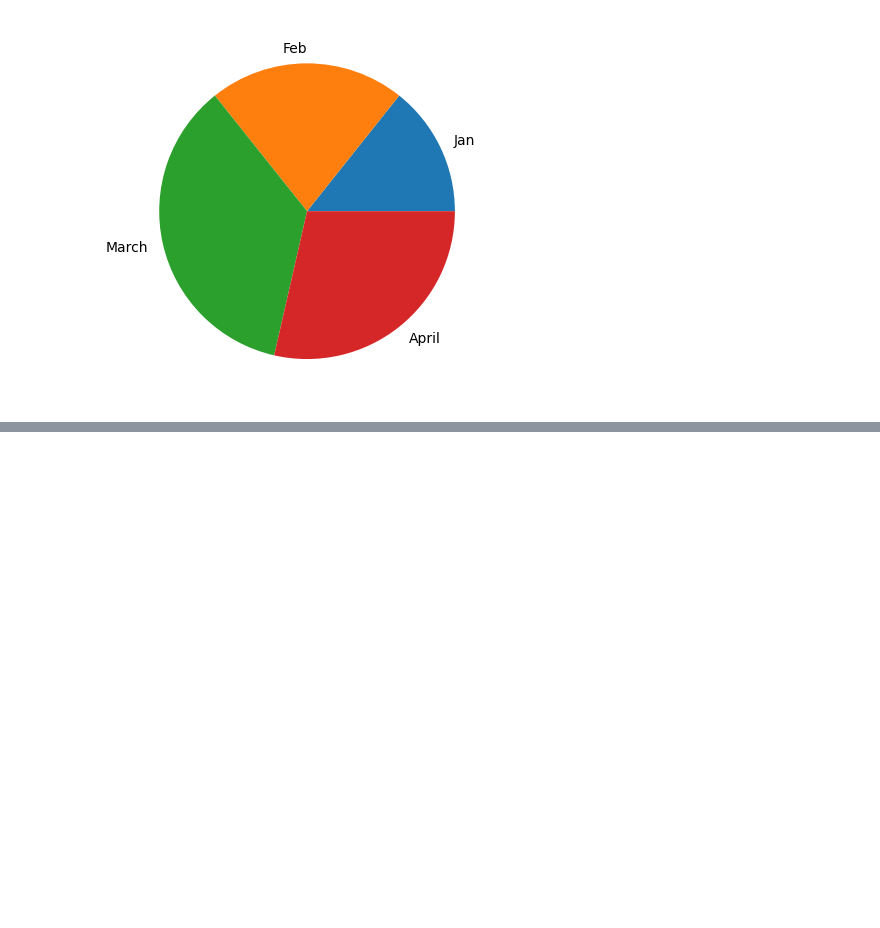
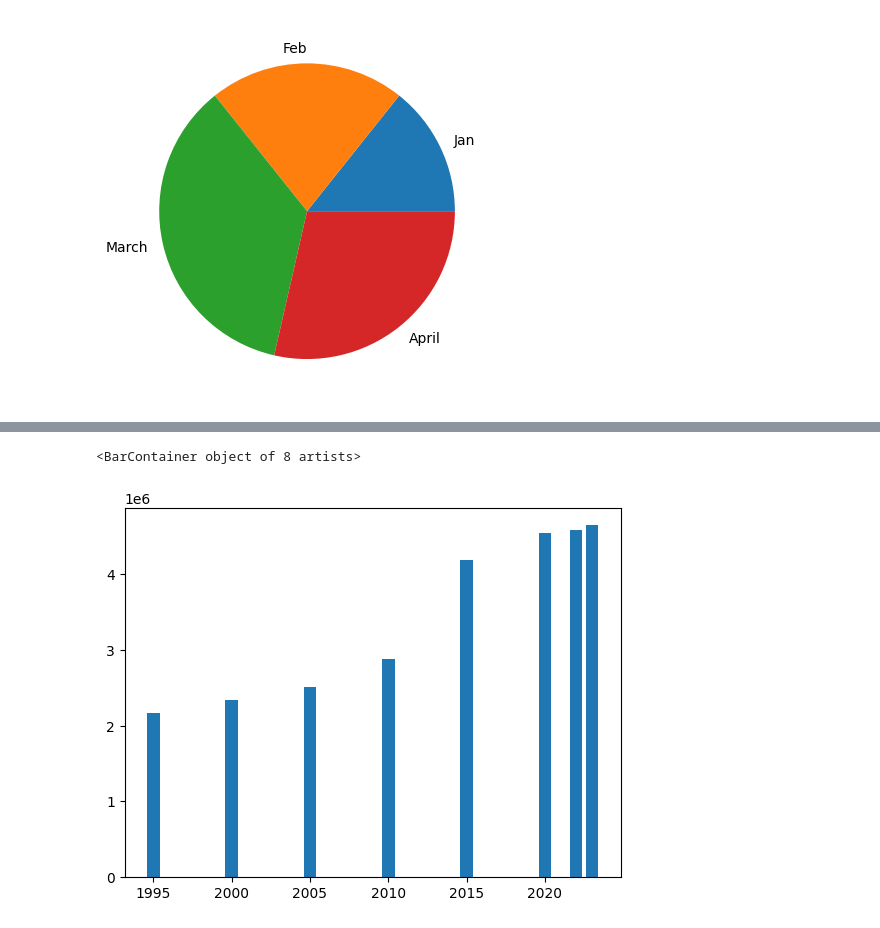
Before and after one commit to mazawi/COMP377, a Jupyter notebook: visualisation.ipynb, the cells around one changed output, grey strips where cells are left out. Drawn from its saved outputs; the diff is of its cells as text; code cells hidden in the pictures; blank space fills up the shorter version.

```diff
--- a/visualisation.ipynb
+++ b/visualisation.ipynb
@@ -46,0 +60,5 @@ plt.pie(Expe, labels = Month)
+# %%
+plt.bar(x,y)
+# %% [output]
+<BarContainer object of 8 artists>
+[figure, added]
```
Also changed, not shown: parts of 10 cells of this notebook.
